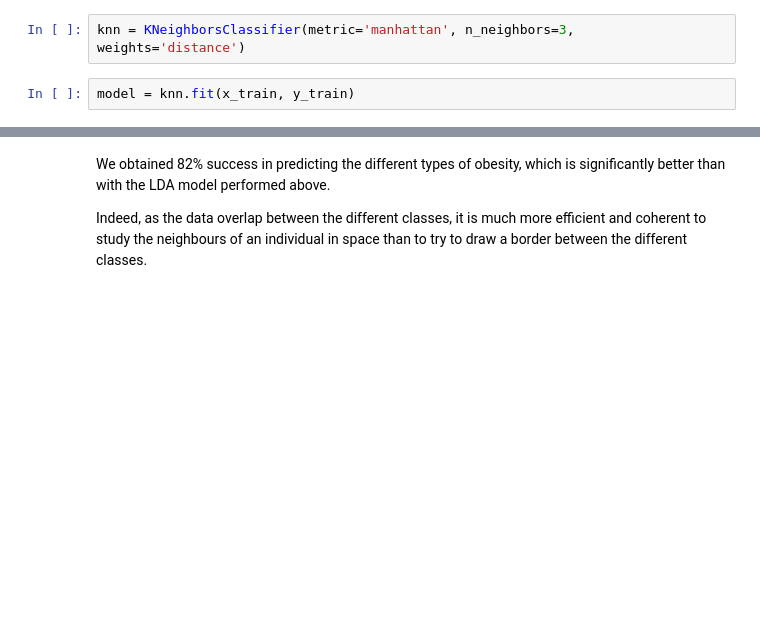
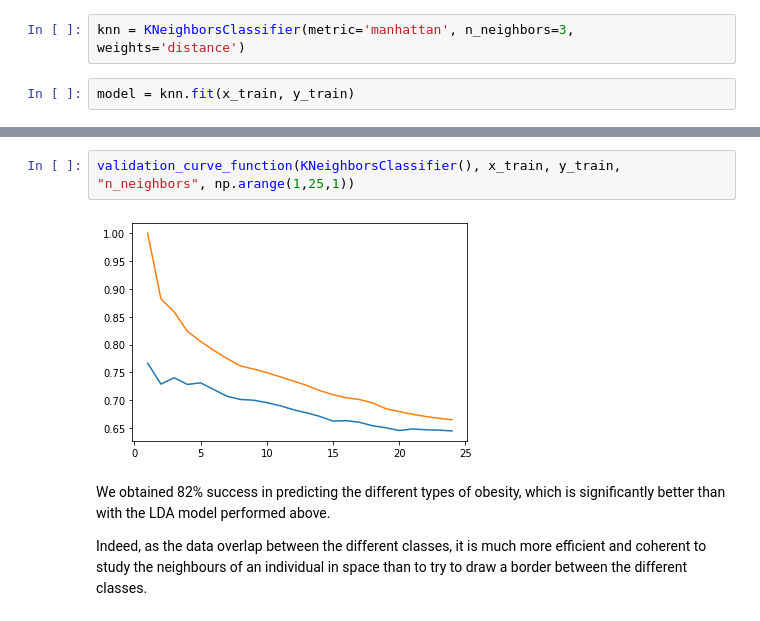
Before and after one commit to corentin-pujol/Obesity-types-prediction, a Jupyter notebook: Obesity_levels_prediction.ipynb, the cells around one changed output, grey strips where cells are left out. Drawn from its saved outputs; the diff is of its cells as text; blank space fills up the shorter version.

```diff
--- a/Obesity_levels_prediction.ipynb
+++ b/Obesity_levels_prediction.ipynb
@@ -1020,3 +1074,7 @@ acc_value
+# %%
+validation_curve_function(KNeighborsClassifier(), x_train, y_train, "n_neighbors", np.arange(1,25,1))
+# %% [output]
+[figure, added]
 # %% [markdown]
 We obtained 82% success in predicting the different types of obesity, which is significantly better than with the LDA model performed above.
 
```
Also changed, not shown: parts of 38 cells of this notebook.
